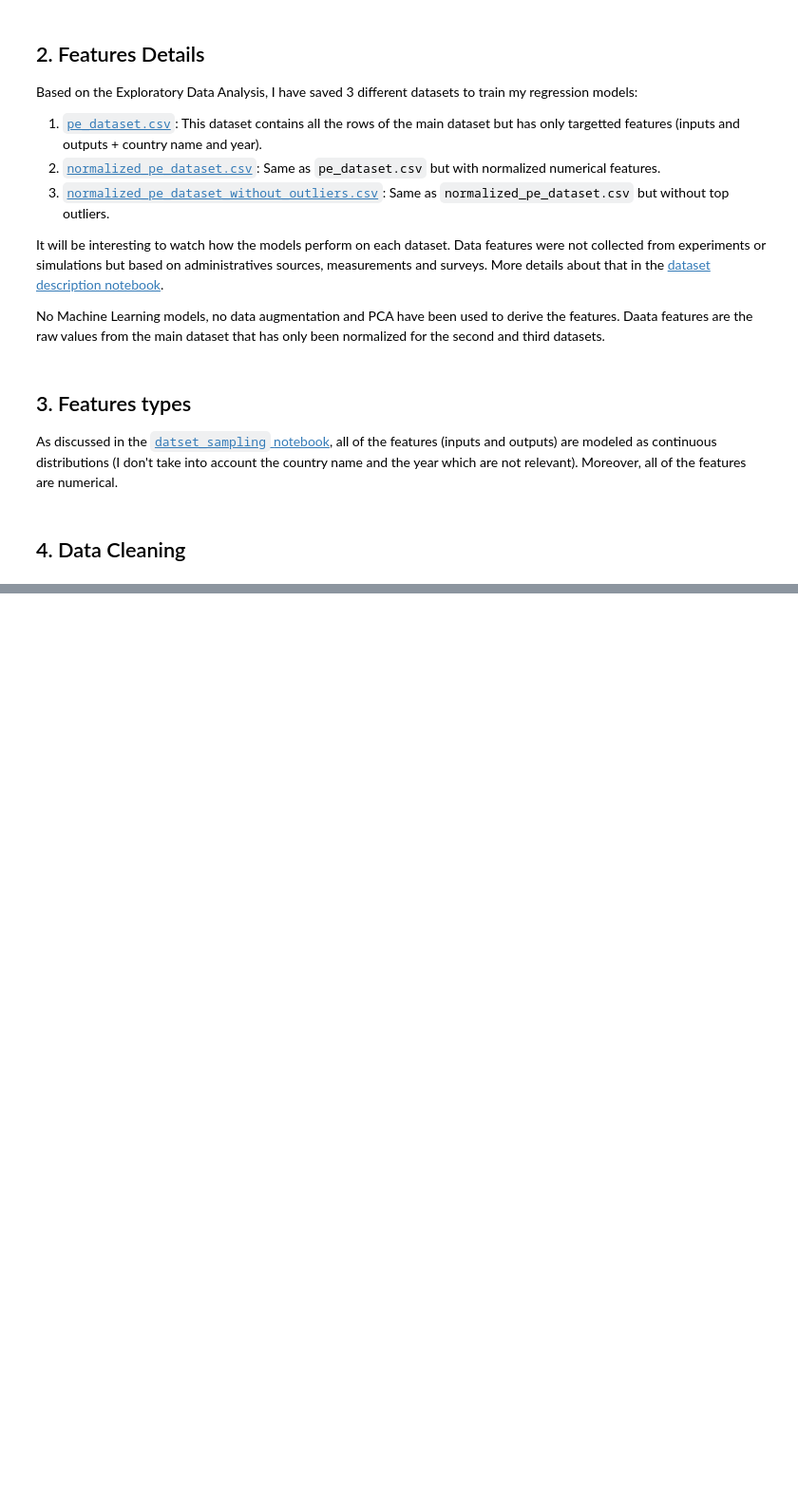
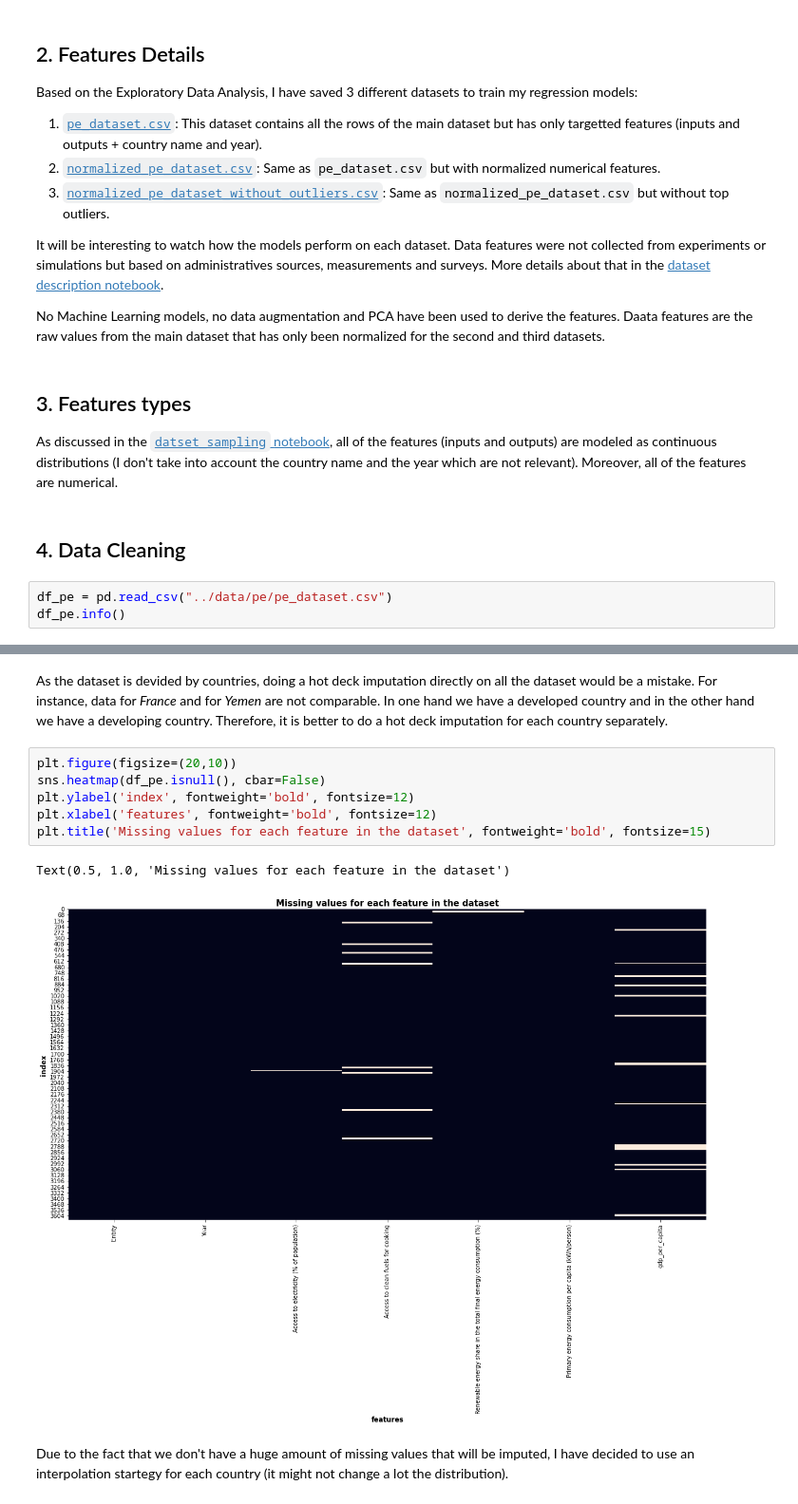
Before and after one commit to lethib/ME_8803_final_project, a Jupyter notebook: feature_engineering/feature_engineering.ipynb, the cells around one changed output, grey strips where cells are left out. Shown: that part at 95% size. Saved outputs shown, nothing was run; the diff lists cells and outputs as text; blank space fills up the shorter version.

Commit message:
data cleaning steps identified

```diff
--- a/feature_engineering/feature_engineering.ipynb
+++ b/feature_engineering/feature_engineering.ipynb
@@ -36,3 +43,6 @@ No Machine Learning models, no data augmentation and PCA have been used to deriv
 As discussed in the [`datset_sampling` notebook](../EDA/dataset_sampling.ipynb), all of the features (inputs and outputs) are modeled as continuous distributions (I don't take into account the country name and the year which are not relevant). Moreover, all of the features are numerical.
 # %% [markdown]
 ## 4. Data Cleaning
+# %%
+df_pe = pd.read_csv("../data/pe/pe_dataset.csv")
+df_pe.info()
@@ -38,0 +80,13 @@ As discussed in the [`datset_sampling` notebook](../EDA/dataset_sampling.ipynb),
+# %% [markdown]
+As the dataset is devided by countries, doing a hot deck imputation directly on all the dataset would be a mistake. For instance, data for *France* and for *Yemen* are not comparable. In one hand we have a developed country and in the other hand we have a developing country. Therefore, it is better to do a hot deck imputation for each country separately.
+# %%
+plt.figure(figsize=(20,10))
+sns.heatmap(df_pe.isnull(), cbar=False)
+plt.ylabel('index', fontweight='bold', fontsize=12)
+plt.xlabel('features', fontweight='bold', fontsize=12)
+plt.title('Missing values for each feature in the dataset', fontweight='bold', fontsize=15)
+# %% [output]
+Text(0.5, 1.0, 'Missing values for each feature in the dataset')
+[figure, added]
+# %% [markdown]
+Due to the fact that we don't have a huge amount of missing values that will be imputed, I have decided to use an interpolation startegy for each country (it might not change a lot the distribution).
```
Also changed, not shown: parts of 7 cells of this notebook, 1 other file.
